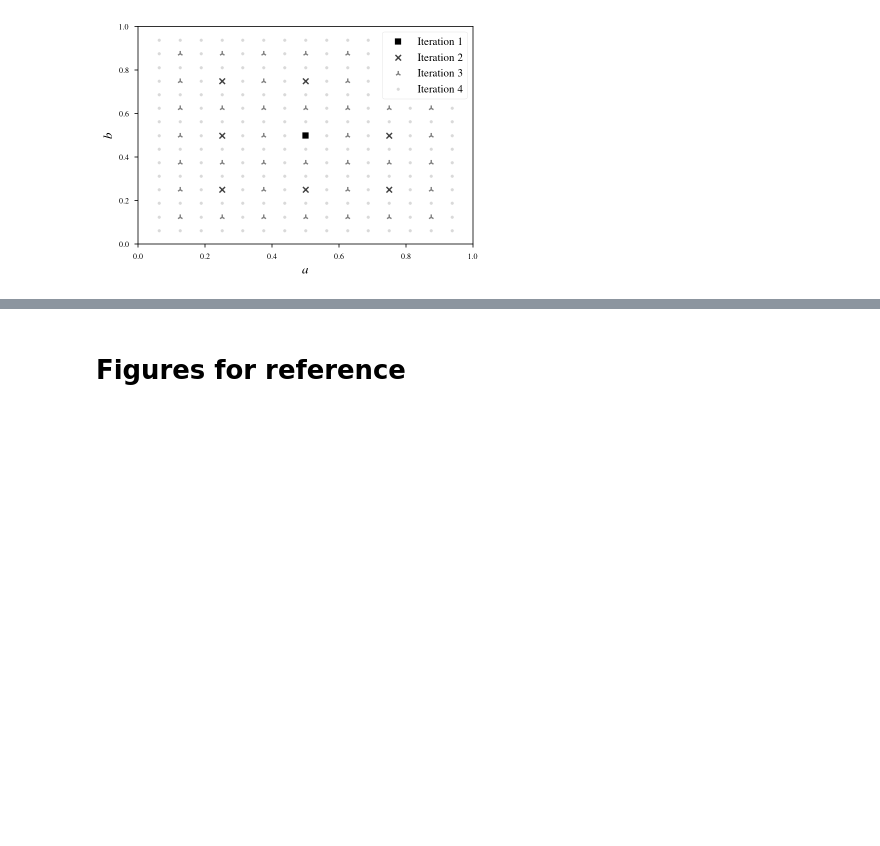
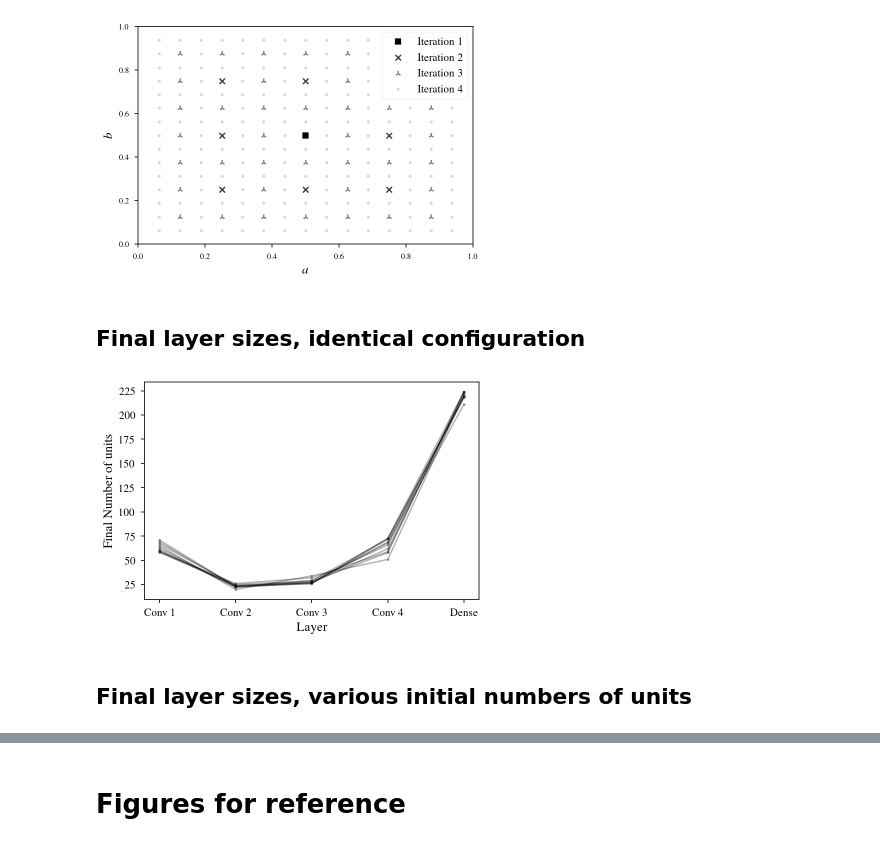
Before and after one commit to vcahlik/dynamic-auto-sizing, a Jupyter notebook: notebooks/thesis_figures.ipynb, the cells around one changed output, grey strips where cells are left out. Saved outputs shown, nothing was run; the diff lists cells and outputs as text; code cells hidden in the pictures; blank space fills up the shorter version.

Commit message:
Add more figures

```diff
--- a/notebooks/thesis_figures.ipynb
+++ b/notebooks/thesis_figures.ipynb
@@ -263,3 +263,33 @@ plt.ylim(0, 1)
 f.savefig("anytime-grid-search.pdf", bbox_inches='tight')
 # %% [output]
 [figure]
+# %% [markdown]
+## Final layer sizes, identical configuration
+# %%
+final_hidden_layer_sizes = [
+    [69, 23, 29, 72, 218],
+    [59, 23, 26, 73, 224],
+    [63, 22, 27, 62, 219],
+    [60, 24, 27, 68, 211],
+    [67, 24, 27, 69, 219],
+    [61, 23, 26, 72, 219],
+    [59, 26, 32, 59, 224],
+    [58, 25, 29, 66, 222],
+    [71, 23, 28, 58, 224],
+    [65, 20, 34, 51, 221]
+]
+final_hidden_layer_sizes_transposed = np.array(final_hidden_layer_sizes).T.tolist()
+# %%
+f = plt.figure()
+
+plt.plot(['Conv 1', 'Conv 2', 'Conv 3', 'Conv 4', 'Dense'], final_hidden_layer_sizes_transposed, marker='.', alpha=0.3, color='black')
+plt.xlabel("Layer", fontsize=13)
+plt.ylabel("Final Number of units", fontsize=13)
+plt.xticks(fontsize=11)
+plt.yticks(fontsize=11)
+
+f.savefig("stability.pdf", bbox_inches='tight')
+# %% [output]
+[figure, added]
+# %% [markdown]
+## Final layer sizes, various initial numbers of units
```
Also changed, not shown: parts of 9 cells of this notebook.
